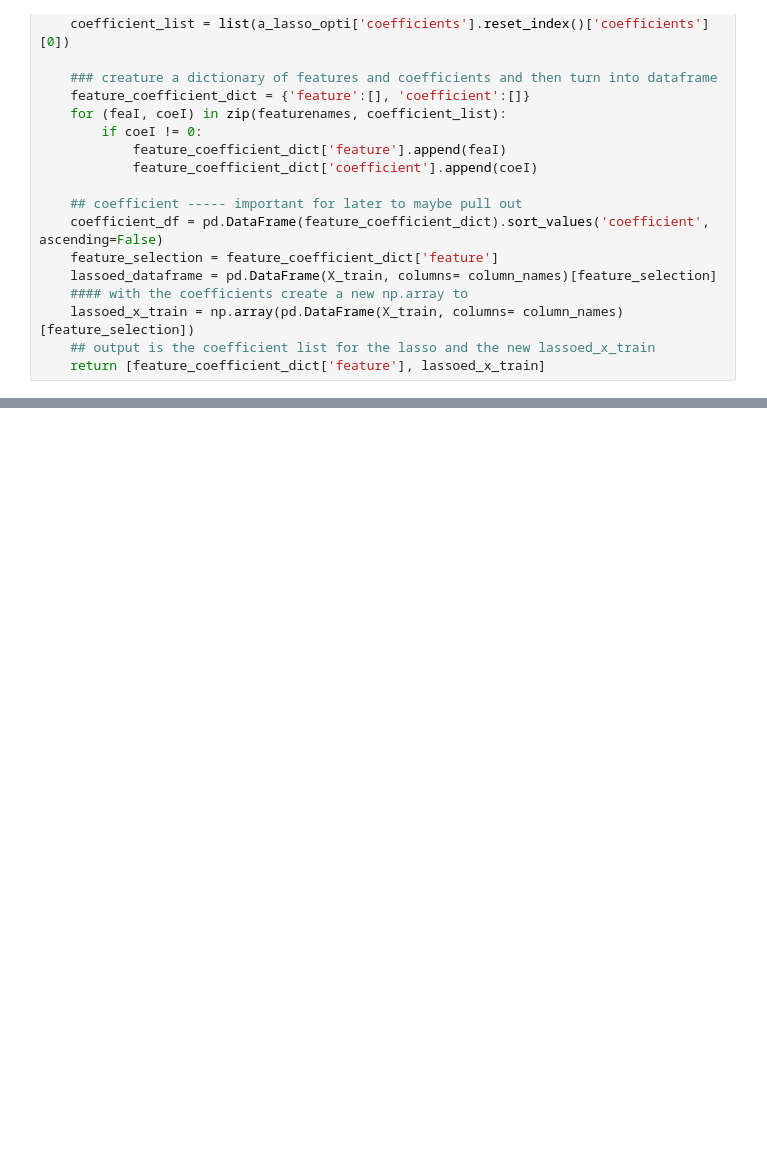
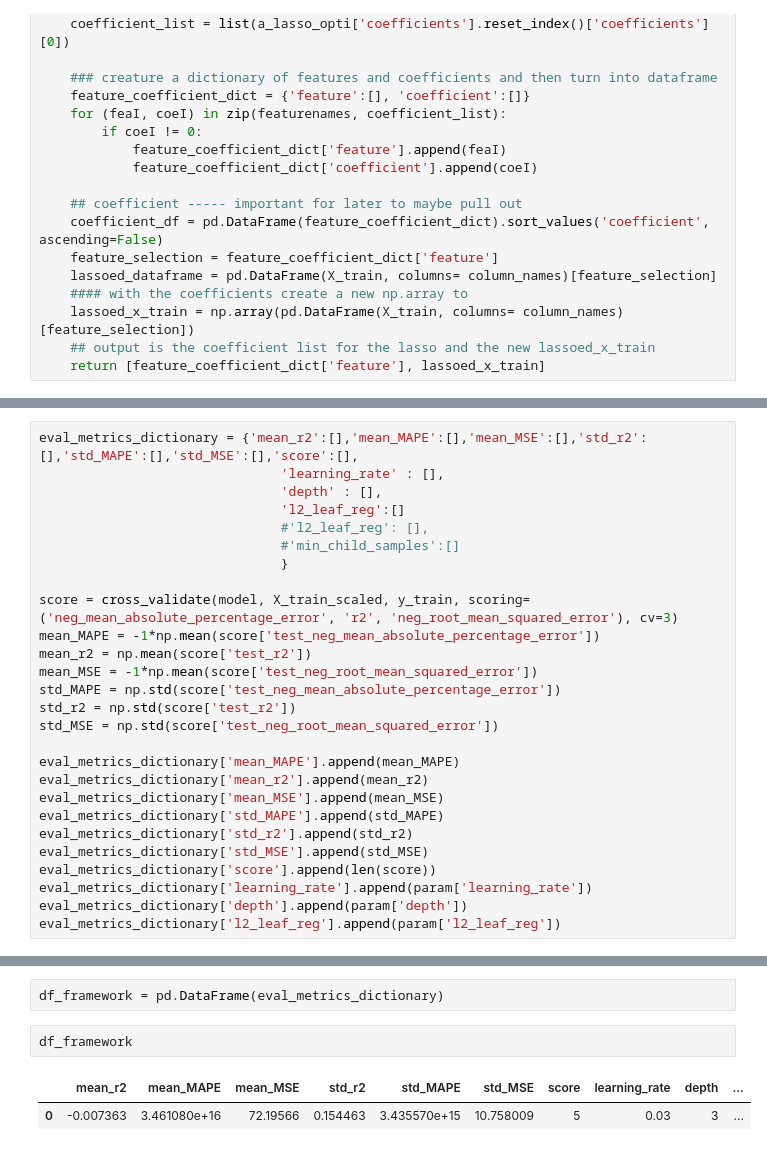
Before and after one commit to saeedbasha/flight_delays_ML, a Jupyter notebook: Lasso_Ridge_optimization.ipynb, the cells around one changed output, grey strips where cells are left out. Cells and saved outputs as stored; diff of their text form; blank space fills up the shorter version.

```diff
--- a/Lasso_Ridge_optimization.ipynb
+++ b/Lasso_Ridge_optimization.ipynb
@@ -629,0 +813,27 @@ def DecisionTreeRegressor_optimization(x123_train, y123_train,number_of_trials):
+# %%
+eval_metrics_dictionary = {'mean_r2':[],'mean_MAPE':[],'mean_MSE':[],'std_r2':[],'std_MAPE':[],'std_MSE':[],'score':[],
+                               'learning_rate' : [],
+                               'depth' : [],
+                               'l2_leaf_reg':[]
+                               #'l2_leaf_reg': [],
+                               #'min_child_samples':[]
+                               }
+
+score = cross_validate(model, X_train_scaled, y_train, scoring=('neg_mean_absolute_percentage_error', 'r2', 'neg_root_mean_squared_error'), cv=3)
+mean_MAPE = -1*np.mean(score['test_neg_mean_absolute_percentage_error'])
+mean_r2 = np.mean(score['test_r2'])
+mean_MSE = -1*np.mean(score['test_neg_root_mean_squared_error'])
+std_MAPE = np.std(score['test_neg_mean_absolute_percentage_error'])
+std_r2 = np.std(score['test_r2'])
+std_MSE = np.std(score['test_neg_root_mean_squared_error'])
+
+eval_metrics_dictionary['mean_MAPE'].append(mean_MAPE)
+eval_metrics_dictionary['mean_r2'].append(mean_r2)
+eval_metrics_dictionary['mean_MSE'].append(mean_MSE)
+eval_metrics_dictionary['std_MAPE'].append(std_MAPE)
+eval_metrics_dictionary['std_r2'].append(std_r2)
+eval_metrics_dictionary['std_MSE'].append(std_MSE)
+eval_metrics_dictionary['score'].append(len(score))
+eval_metrics_dictionary['learning_rate'].append(param['learning_rate'])
+eval_metrics_dictionary['depth'].append(param['depth'])
+eval_metrics_dictionary['l2_leaf_reg'].append(param['l2_leaf_reg'])
@@ -629,0 +858,7 @@ def DecisionTreeRegressor_optimization(x123_train, y123_train,number_of_trials):
+# %%
+df_framework = pd.DataFrame(eval_metrics_dictionary)
+# %%
+df_framework
+# %% [output]
+|  | mean_r2 | mean_MAPE | mean_MSE | std_r2 | std_MAPE | std_MSE | score | learning_rate | depth | ... |
+| 0 | -0.007363 | 3.461080e+16 | 72.19566 | 0.154463 | 3.435570e+15 | 10.758009 | 5 | 0.03 | 3 | ... |
```
Also changed, not shown: parts of 36 cells of this notebook, 5 other files.
